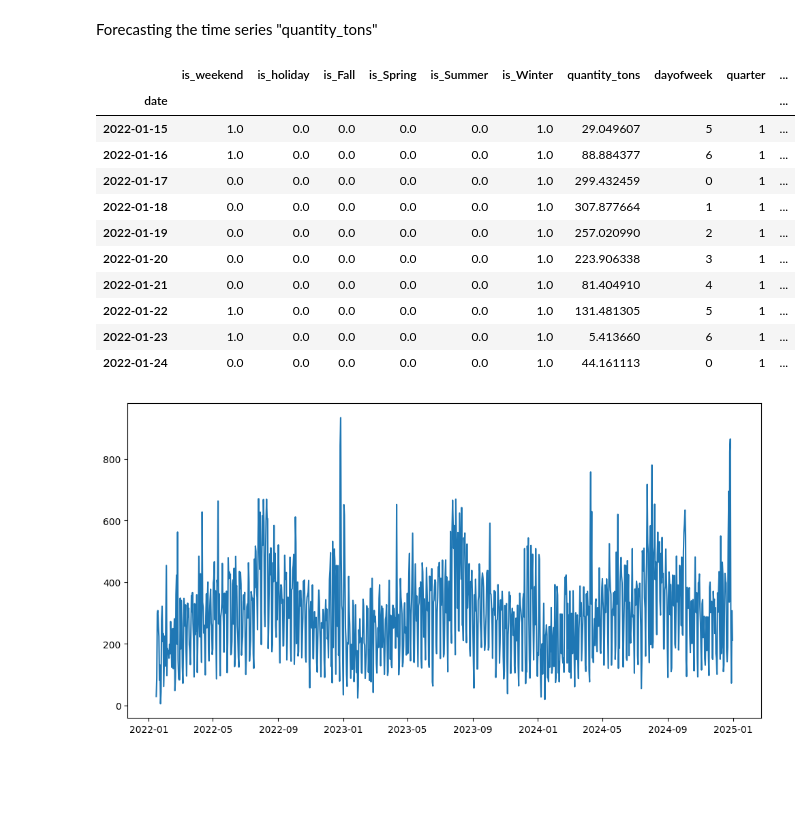
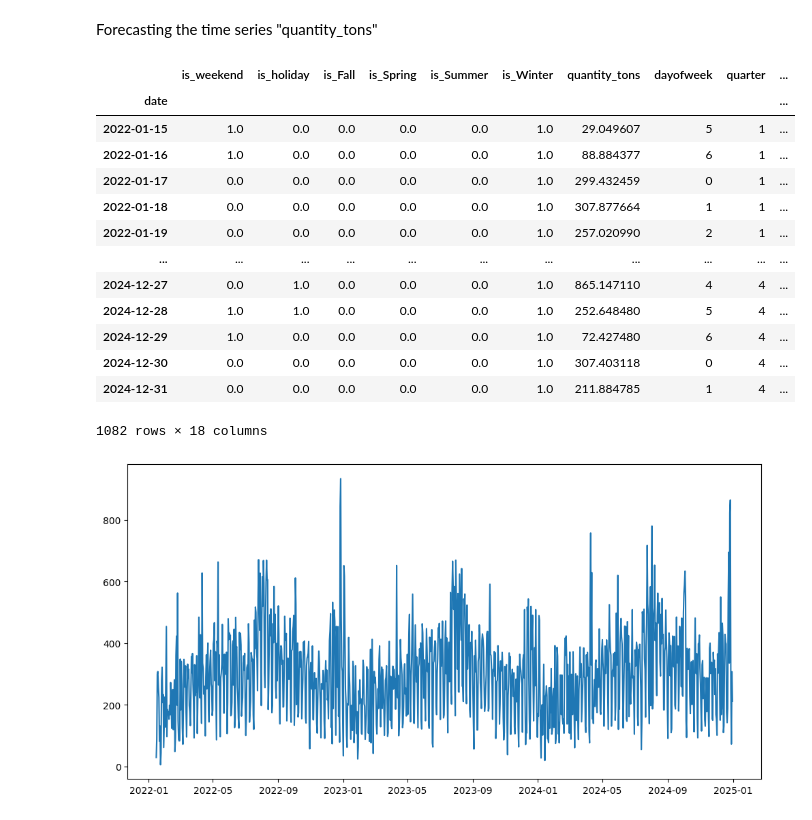
Before and after one commit to 1106maxi/AI-supported-Forecasting-Models-for-Waste-Management, a Jupyter notebook: forecasting notebooks/quantity_xgboost.ipynb, the cells around one changed output. Drawn from its saved outputs; the diff is of its cells as text; code cells hidden in the pictures; blank space fills up the shorter version.

```diff
--- a/forecasting notebooks/quantity_xgboost.ipynb
+++ b/forecasting notebooks/quantity_xgboost.ipynb
@@ -25,22 +25,24 @@ Forecasting the time series "quantity_tons"
 # %%
 fetcher = DataProcessor(waste_data)
 
-prepared_data = fetcher.agg_quantity()
+prepared_data = fetcher.agg_quantity(one_hot= True)
 feature_data = fetcher.create_xgboost_features(prepared_data, lags=[6,7,13,14],lagged_features= True ,lagged_ratios= False, trend_indicators= False)
-feature_data.head(10)
+feature_data
 # %% [output]
 |  | is_weekend | is_holiday | is_Fall | is_Spring | is_Summer | is_Winter | quantity_tons | dayofweek | quarter | ... |
 | date |  |  |  |  |  |  |  |  |  | ... |
 | 2022-01-15 | 1.0 | 0.0 | 0.0 | 0.0 | 0.0 | 1.0 | 29.049607 | 5 | 1 | ... |
 | 2022-01-16 | 1.0 | 0.0 | 0.0 | 0.0 | 0.0 | 1.0 | 88.884377 | 6 | 1 | ... |
 | 2022-01-17 | 0.0 | 0.0 | 0.0 | 0.0 | 0.0 | 1.0 | 299.432459 | 0 | 1 | ... |
 | 2022-01-18 | 0.0 | 0.0 | 0.0 | 0.0 | 0.0 | 1.0 | 307.877664 | 1 | 1 | ... |
 | 2022-01-19 | 0.0 | 0.0 | 0.0 | 0.0 | 0.0 | 1.0 | 257.020990 | 2 | 1 | ... |
-| 2022-01-20 | 0.0 | 0.0 | 0.0 | 0.0 | 0.0 | 1.0 | 223.906338 | 3 | 1 | ... |
-| 2022-01-21 | 0.0 | 0.0 | 0.0 | 0.0 | 0.0 | 1.0 | 81.404910 | 4 | 1 | ... |
-| 2022-01-22 | 1.0 | 0.0 | 0.0 | 0.0 | 0.0 | 1.0 | 131.481305 | 5 | 1 | ... |
-| 2022-01-23 | 1.0 | 0.0 | 0.0 | 0.0 | 0.0 | 1.0 | 5.413660 | 6 | 1 | ... |
-| 2022-01-24 | 0.0 | 0.0 | 0.0 | 0.0 | 0.0 | 1.0 | 44.161113 | 0 | 1 | ... |
+| ... | ... | ... | ... | ... | ... | ... | ... | ... | ... | ... |
+| 2024-12-27 | 0.0 | 1.0 | 0.0 | 0.0 | 0.0 | 1.0 | 865.147110 | 4 | 4 | ... |
+| 2024-12-28 | 1.0 | 1.0 | 0.0 | 0.0 | 0.0 | 1.0 | 252.648480 | 5 | 4 | ... |
+| 2024-12-29 | 1.0 | 0.0 | 0.0 | 0.0 | 0.0 | 1.0 | 72.427480 | 6 | 4 | ... |
+| 2024-12-30 | 0.0 | 0.0 | 0.0 | 0.0 | 0.0 | 1.0 | 307.403118 | 0 | 4 | ... |
+| 2024-12-31 | 0.0 | 0.0 | 0.0 | 0.0 | 0.0 | 1.0 | 211.884785 | 1 | 4 | ... |
+1082 rows × 18 columns
 # %%
 plt.figure(figsize=(12,6))
 plt.plot(feature_data.index, feature_data["quantity_tons"])
```
Also changed, not shown: 3 other files.
